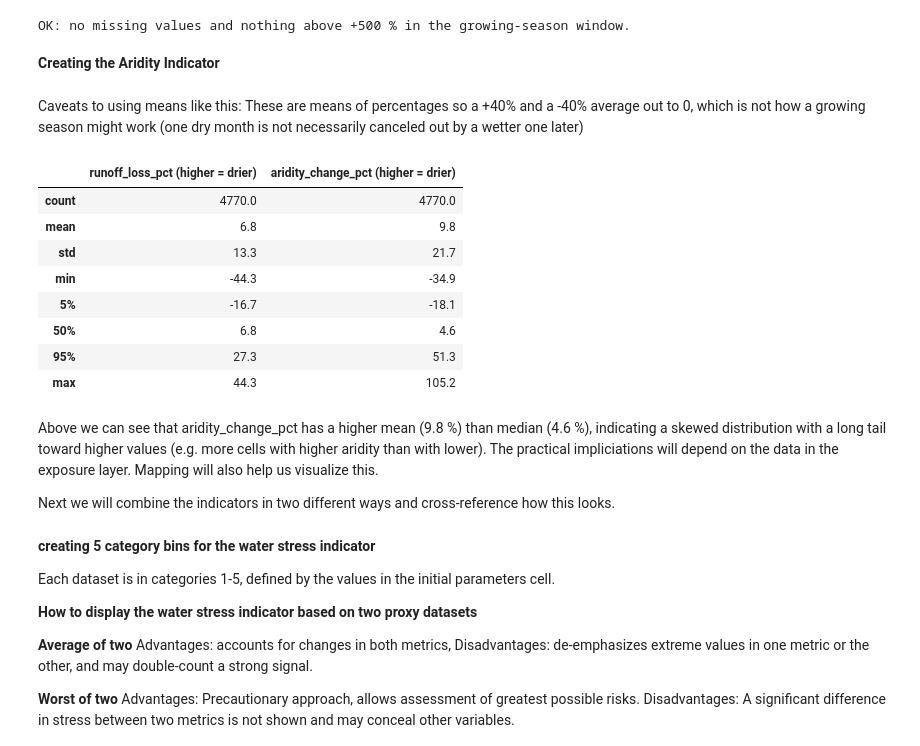
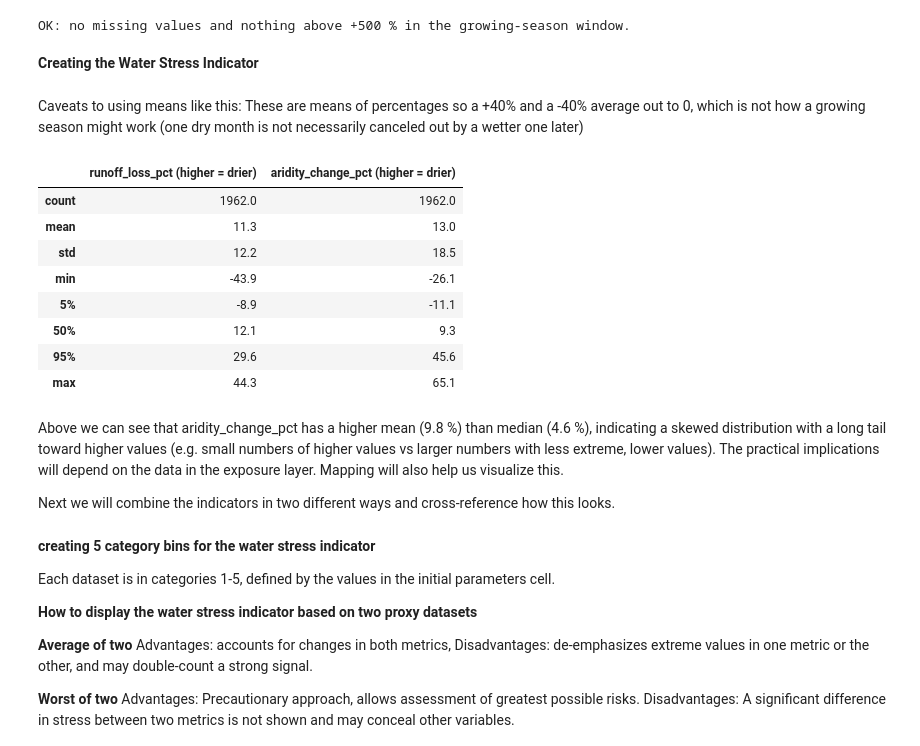
Before and after one commit to Stephen-Chastain/climate_risk_slovakia, a Jupyter notebook: notebooks/hazardindicator.ipynb, the cells around one changed output. Cells and saved outputs as stored; diff of their text form; code cells hidden in the pictures.

```diff
--- a/notebooks/hazardindicator.ipynb
+++ b/notebooks/hazardindicator.ipynb
@@ -419,43 +417,43 @@ growing-season time steps: [3 4 5 6 7 8] -> months ['Apr', 'May', 'Jun', 'Jul',
 | 11 | aridity | Sep | 1962 | 0 | -18.7 | 19.6 | 67.4 | 109.3 | 0.0 | 0.0 |
 OK: no missing values and nothing above +500 % in the growing-season window.
 # %% [markdown]
-**Creating the Aridity Indicator**
+**Creating the Water Stress Indicator**
 # %% [markdown]
 Caveats to using means like this:
 These are means of percentages so a +40% and a -40% average out to 0, which is not how a growing season might work (one dry month is not necessarily canceled out by a  wetter one later)
 # %%
 # Summary statistics, selecting growing season months by index position and computing means (mean of April to September).
 
 season_run  = run_w.isel(time=season_idx)
 season_arid = arid_w.isel(time=season_idx)
 
 
 runoff_chg_mean  = season_run.mean("time", skipna=False)        # % change, mean of April to September
 aridity_chg_mean = season_arid.mean("time", skipna=False)       # % change, mean of April to September
 runoff_loss_pct  = -runoff_chg_mean                             # sign flipped: higher = drier
 
 # Median values, for use in later steps
 runoff_loss_med = -season_run.median("time", skipna=False)
 aridity_chg_med = season_arid.median("time", skipna=False)
 
-# Prints summary stats (cell count, monthly mean, monthly std, min, 5/50/95 percentiles, and max values for both metrics, all cells.)
+# Prints summary stats (cell count, mean and std across cells for each month, min, 5/50/95 percentiles, and max values for both metrics, all cells.)
 summary = pd.DataFrame({
-    "runoff_loss_pct (higher = drier)": runoff_loss_pct.values.ravel(),
-    "aridity_change_pct (higher = drier)": aridity_chg_mean.values.ravel(),
+    "runoff_loss_pct (higher = drier)": runoff_loss_pct.values[inside],
+    "aridity_change_pct (higher = drier)": aridity_chg_mean.values[inside],
 }).describe(percentiles=[0.05, 0.5, 0.95]).round(1)
 display(summary)
 # %% [output]
 |  | runoff_loss_pct (higher = drier) | aridity_change_pct (higher = drier) |
-| count | 4770.0 | 4770.0 |
-| mean | 6.8 | 9.8 |
-| std | 13.3 | 21.7 |
-| min | -44.3 | -34.9 |
-| 5% | -16.7 | -18.1 |
-| 50% | 6.8 | 4.6 |
-| 95% | 27.3 | 51.3 |
-| max | 44.3 | 105.2 |
+| count | 1962.0 | 1962.0 |
+| mean | 11.3 | 13.0 |
+| std | 12.2 | 18.5 |
+| min | -43.9 | -26.1 |
+| 5% | -8.9 | -11.1 |
+| 50% | 12.1 | 9.3 |
+| 95% | 29.6 | 45.6 |
+| max | 44.3 | 65.1 |
 # %% [markdown]
-Above we can see that aridity_change_pct has a higher mean (9.8 %) than median (4.6 %), indicating a skewed distribution with a long tail toward higher values (e.g. more cells with higher aridity than with lower). The practical impliciations will depend on the data in the exposure layer. Mapping will also help us visualize this.
+Above we can see that aridity_change_pct has a higher mean (9.8 %) than median (4.6 %), indicating a skewed distribution with a long tail toward higher values (e.g. small numbers of higher values vs larger numbers with less extreme, lower values). The practical implications will depend on the data in the exposure layer. Mapping will also help us visualize this.
 
 Next we will combine the indicators in two different ways and cross-reference how this looks.
 # %% [markdown]
```
Also changed, not shown: parts of 11 cells of this notebook, 2 other files.
